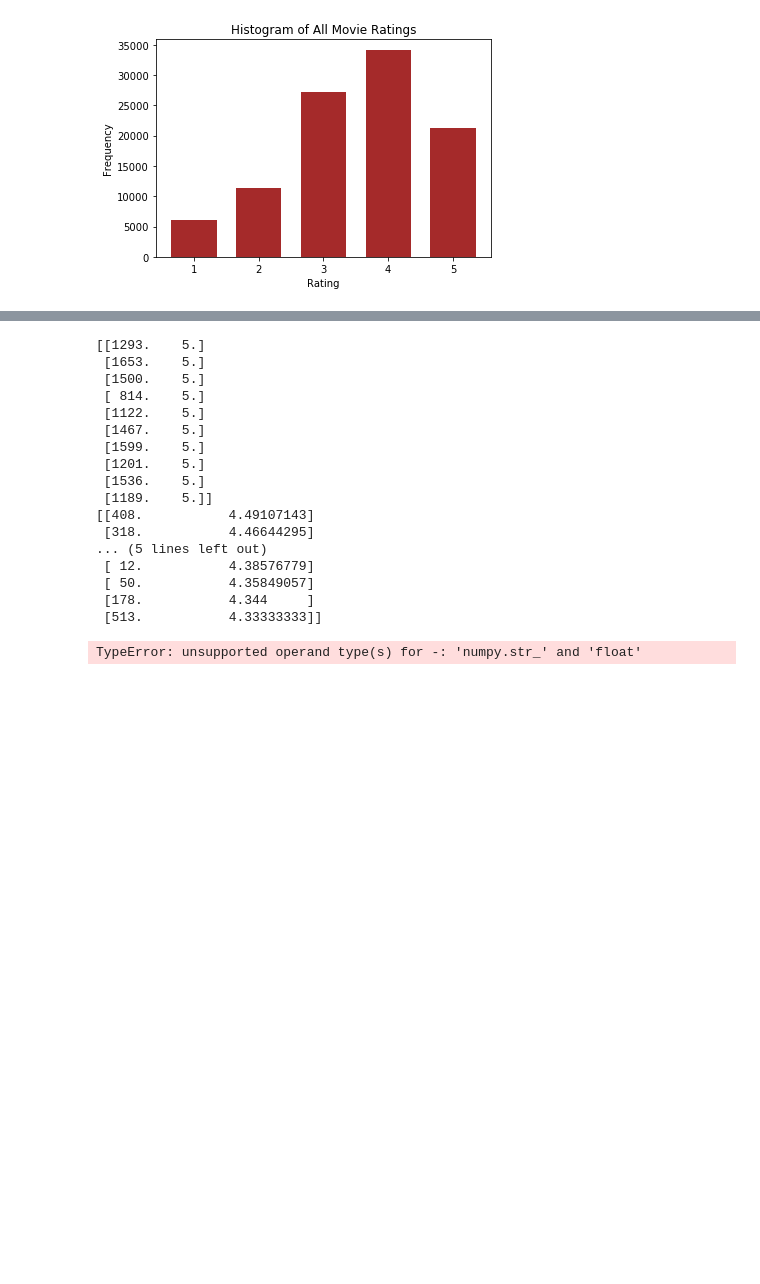
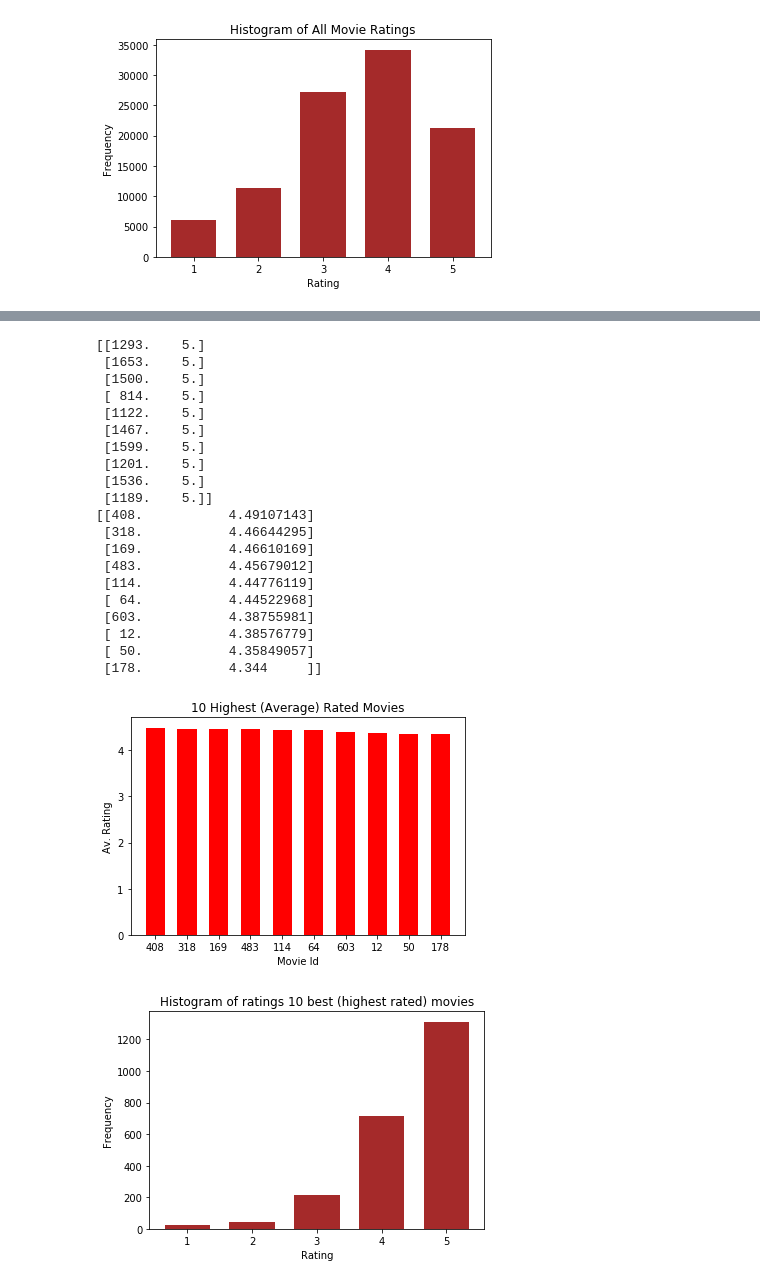
Before and after one commit to jwcomo66/miniproject2, a Jupyter notebook: basic_vis.ipynb, the cells around one changed output, grey strips where cells are left out. Saved outputs shown, nothing was run; the diff lists cells and outputs as text; code cells hidden in the pictures; blank space fills up the shorter version.

```diff
--- a/basic_vis.ipynb
+++ b/basic_vis.ipynb
@@ -150,7 +150,7 @@ av_ratings = (np.asarray(av_ratings))
 
 popular2 = []
 j = 1681
-while len(popular2) < 11:
+while len(popular2) < 10:
     if av_ratings[j][2] >= 30:
         popular2.append([av_ratings[j][0], av_ratings[j][1]])
     j -= 1;
@@ -166,35 +166,39 @@ for i in range(len(popular2)):
         if ratings[j][1] == movie_id:
             #append the rating
             best_av_movies.append(ratings[j][2])
 
 
-plt.bar(popular2[:,0].astype(str), popular2[:,1], width = .6, color = 'red')
+plt.bar((popular2[:,0].astype(int)).astype(str), popular2[:,1], width = .6, color = 'red')
 plt.title("10 Highest (Average) Rated Movies")
 plt.xlabel("Movie Id")
 plt.ylabel("Av. Rating")
 plt.show()
 
 plt.hist(best_av_movies, bins = [.5, 1.5, 2.5, 3.5, 4.5, 5.5], rwidth = .7, color = 'brown')
 plt.title("Histogram of ratings 10 best (highest rated) movies")
 plt.xlabel("Rating")
 plt.ylabel("Frequency")
 plt.show()
 # %% [output]
 [[1293.    5.]
  [1653.    5.]
  [1500.    5.]
  [ 814.    5.]
  [1122.    5.]
  [1467.    5.]
  [1599.    5.]
  [1201.    5.]
  [1536.    5.]
  [1189.    5.]]
 [[408.           4.49107143]
  [318.           4.46644295]
-... (5 lines left out)
+ [169.           4.46610169]
+ [483.           4.45679012]
+ [114.           4.44776119]
+ [ 64.           4.44522968]
+ [603.           4.38755981]
  [ 12.           4.38576779]
  [ 50.           4.35849057]
- [178.           4.344     ]
- [513.           4.33333333]]
+ [178.           4.344     ]]
-TypeError: unsupported operand type(s) for -: 'numpy.str_' and 'float'
+[figure, added]
+[figure, added]
```
Also changed, not shown: parts of 3 cells of this notebook.
